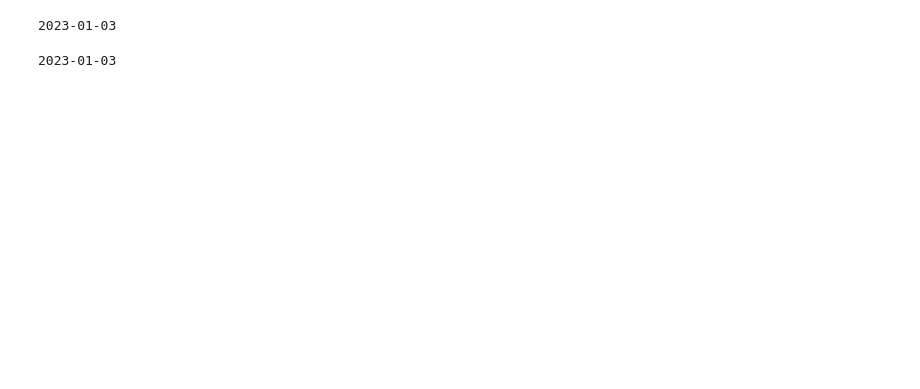
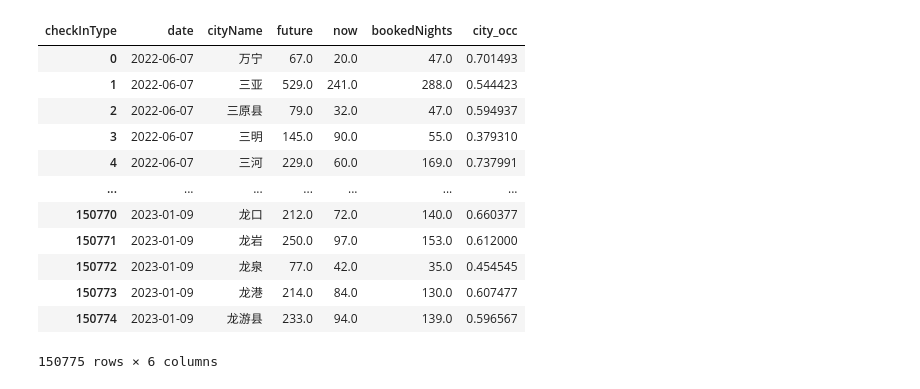
Before and after one commit to tsauliu/COVID_Data_in_Depth, a Jupyter notebook: 3.5.hotel.ipynb, the cells around one changed output. Saved outputs shown, nothing was run; the diff lists cells and outputs as text; code cells hidden in the pictures; blank space fills up the shorter version.

```diff
--- a/3.5.hotel.ipynb
+++ b/3.5.hotel.ipynb
@@ -156,53 +248,17 @@ d.to_hdf('Processed_Data/city_compare.h5',key='hotel')
-# %%
-# GDP vs. hotel nights WoW
-
-city_popu=pd.read_hdf('Processed_Data/citypopu.h5',key='raw2')
-
-hotel2=hotel1.merge(city_popu,left_on=['cityName'],right_on=['城市'],how='left')
-
-hotel2['date']=hotel2['date'].astype('string')
-hotel2=hotel2[hotel2['date']==riqi].sort_values(by='bookedNights_last7d_mean',ascending=False)
-hotel2=hotel2[hotel2['bookedNights_change_WoW']<2].head(70).reset_index()
-
-o=hotel2[['cityName',  'GDP','bookedNights_change_WoW']]
-
-
-o['size']=np.nan
-o['group']='其他'
-
-c1=o['cityName'].isin(dafeng_city)
-o.loc[c1,'group']='较早达峰'
-
-o=o.sort_values(by='group',ascending=False)
-
-o.to_clipboard(index=False,header=None)
-print(riqi)
-# %% [output]
-2023-01-03
-# %%
-# GDP vs. hotel nights vs 202206
-
-city_popu=pd.read_hdf('Processed_Data/citypopu.h5',key='raw2')
-
-hotel2=hotel1.merge(city_popu,left_on=['cityName'],right_on=['城市'],how='left')
-
-hotel2['date']=hotel2['date'].astype('string')
-hotel2=hotel2[hotel2['date']==riqi].sort_values(by='bookedNights_last7d_mean',ascending=False)
-hotel2=hotel2[hotel2['changes_since_june_occ']<2].head(70).reset_index()
-
-o=hotel2[['cityName',  'GDP','changes_since_june']]
-
-
-o['size']=np.nan
-o['group']='其他'
-
-c1=o['cityName'].isin(dafeng_city)
-o.loc[c1,'group']='较早达峰'
-
-o=o.sort_values(by='group',ascending=False)
-
-o.to_clipboard(index=False,header=None)
-print(riqi)
-# %% [output]
-2023-01-03
+# %%
+pv2
+# %% [output]
+| checkInType | date | cityName | future | now | bookedNights | city_occ |
+| 0 | 2022-06-07 | 万宁 | 67.0 | 20.0 | 47.0 | 0.701493 |
+| 1 | 2022-06-07 | 三亚 | 529.0 | 241.0 | 288.0 | 0.544423 |
+| 2 | 2022-06-07 | 三原县 | 79.0 | 32.0 | 47.0 | 0.594937 |
+| 3 | 2022-06-07 | 三明 | 145.0 | 90.0 | 55.0 | 0.379310 |
+| 4 | 2022-06-07 | 三河 | 229.0 | 60.0 | 169.0 | 0.737991 |
+| ... | ... | ... | ... | ... | ... | ... |
+| 150770 | 2023-01-09 | 龙口 | 212.0 | 72.0 | 140.0 | 0.660377 |
+| 150771 | 2023-01-09 | 龙岩 | 250.0 | 97.0 | 153.0 | 0.612000 |
+| 150772 | 2023-01-09 | 龙泉 | 77.0 | 42.0 | 35.0 | 0.454545 |
+| 150773 | 2023-01-09 | 龙港 | 214.0 | 84.0 | 130.0 | 0.607477 |
+| 150774 | 2023-01-09 | 龙游县 | 233.0 | 94.0 | 139.0 | 0.596567 |
+150775 rows × 6 columns
 # %%
```
Also changed, not shown: parts of 10 cells of this notebook, 17 other files.
